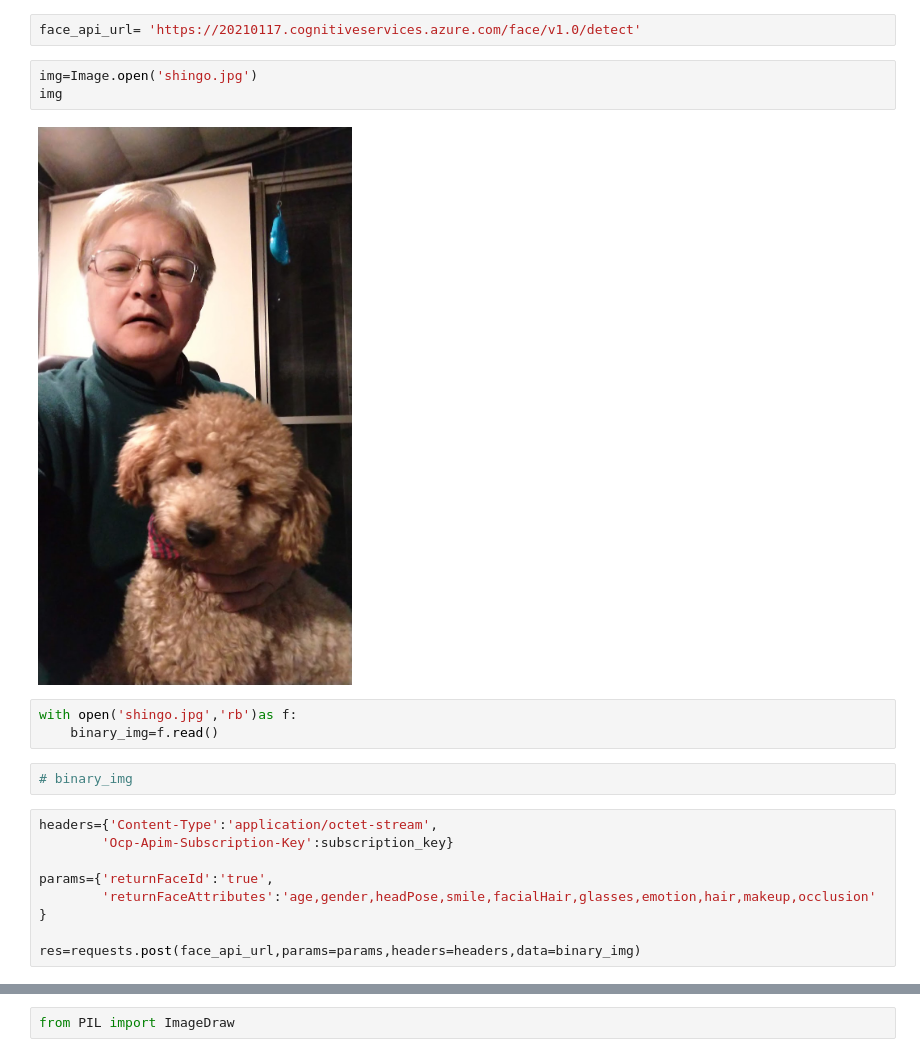
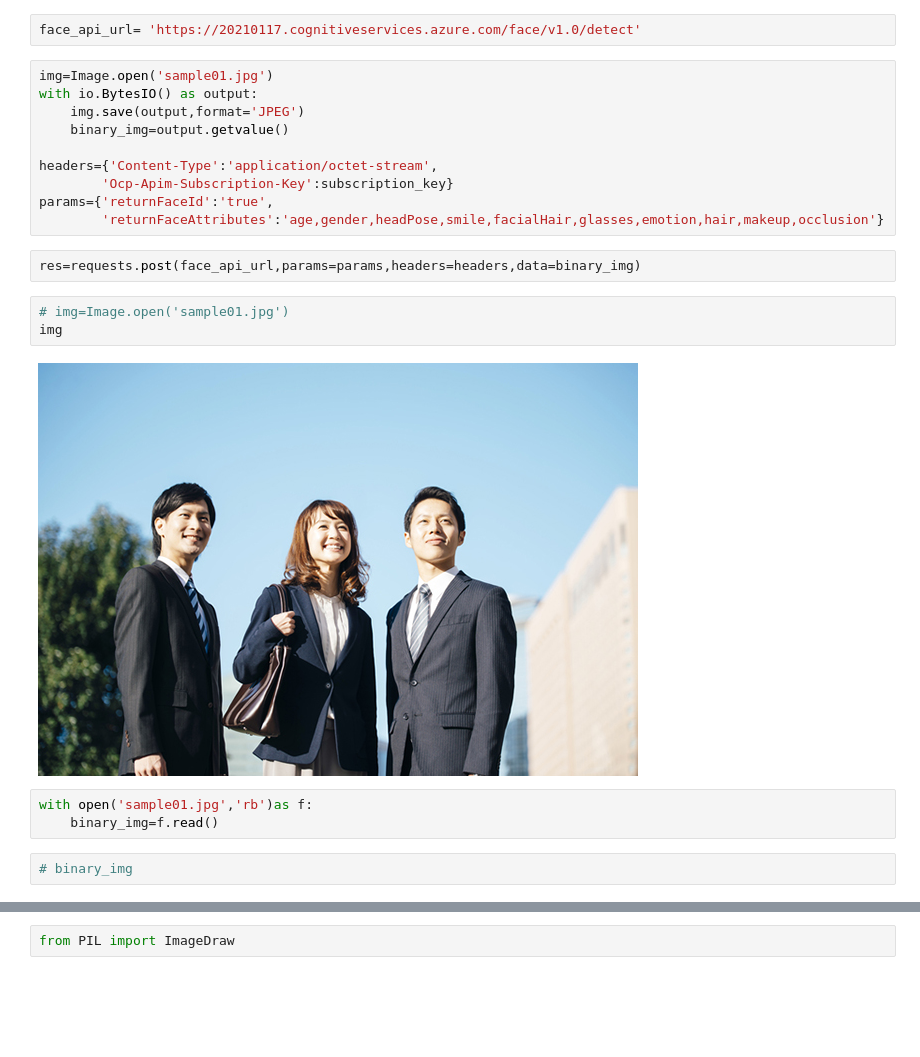
Before and after one commit to Iamkanshin/face_detect-streamlit, a Jupyter notebook: Face_API.ipynb, the cells around one changed output, grey strips where cells are left out. Drawn from its saved outputs; the diff is of its cells as text; blank space fills up the shorter version.

```diff
--- a/Face_API.ipynb
+++ b/Face_API.ipynb
@@ -7,25 +9,28 @@ subscription_key='84b059f0bedd4a9fac76fc104fad52c7'
 assert subscription_key
 # %%
 face_api_url= 'https://20210117.cognitiveservices.azure.com/face/v1.0/detect'
+# %%
+img=Image.open('sample01.jpg')
+with io.BytesIO() as output:
+    img.save(output,format='JPEG')
+    binary_img=output.getvalue()
+
+headers={'Content-Type':'application/octet-stream',
+        'Ocp-Apim-Subscription-Key':subscription_key}
+params={'returnFaceId':'true',
+        'returnFaceAttributes':'age,gender,headPose,smile,facialHair,glasses,emotion,hair,makeup,occlusion'}
+# %%
+res=requests.post(face_api_url,params=params,headers=headers,data=binary_img)
 # %%
-img=Image.open('shingo.jpg')
+# img=Image.open('sample01.jpg')
 img
 # %% [output]
-[figure, old version]
+[figure, new version]
 # %%
-with open('shingo.jpg','rb')as f:
+with open('sample01.jpg','rb')as f:
     binary_img=f.read()
 # %%
 # binary_img
-# %%
-headers={'Content-Type':'application/octet-stream',
-        'Ocp-Apim-Subscription-Key':subscription_key}
-
-params={'returnFaceId':'true',
-        'returnFaceAttributes':'age,gender,headPose,smile,facialHair,glasses,emotion,hair,makeup,occlusion'
-}
-
-res=requests.post(face_api_url,params=params,headers=headers,data=binary_img)
 # %%
 result=res.json()
 result
```
Also changed, not shown: parts of 6 cells of this notebook, 10 other files.
